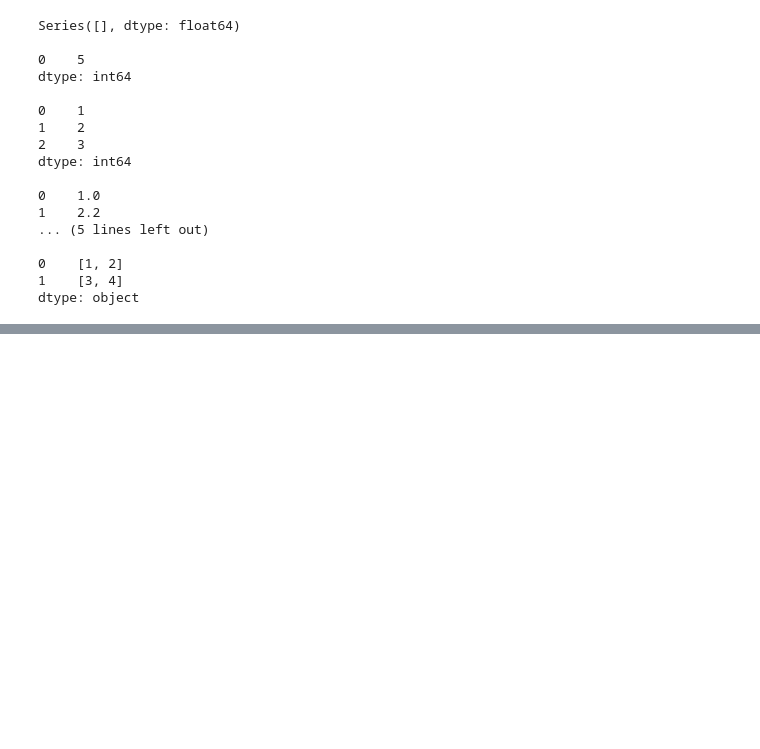
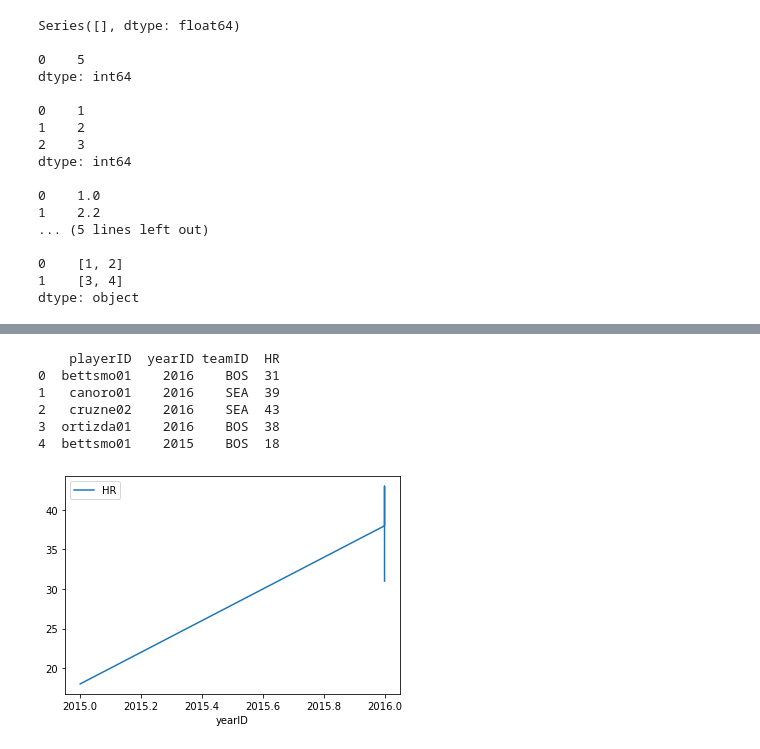
Before and after one commit to Nuke0140/python_machine_learning, a Jupyter notebook: educative machine learning/02_Data Analysis with pandas .ipynb, the cells around one changed output, grey strips where cells are left out. Cells and saved outputs as stored; diff of their text form; code cells hidden in the pictures; blank space fills up the shorter version.

```diff
--- a/educative machine learning/02_Data Analysis with pandas .ipynb
+++ b/educative machine learning/02_Data Analysis with pandas .ipynb
@@ -64,0 +660,17 @@ dtype: object
+# %%
+df = pd.DataFrame({
+  'playerID': ['bettsmo01', 'canoro01', 'cruzne02', 'ortizda01', 'bettsmo01'],
+  'yearID': [2016, 2016, 2016, 2016, 2015],
+  'teamID': ['BOS', 'SEA', 'SEA', 'BOS', 'BOS'],
+  'HR': [31, 39, 43, 38, 18]})
+
+print('{}\n'.format(df))
+
+hr40_df = df[df['HR'] > 40]
+print('{}\n'.format(hr40_df))
+
+not_hr30_df = df[~(df['HR'] > 30)]
+print('{}\n'.format(not_hr30_df))
+
+str_df = df[df['teamID'].str.startswith('B')]
+print('{}\n'.format(str_df))
@@ -64,0 +882,15 @@ dtype: object
+# %%
+from matplotlib import pyplot as plt
+# predefined df
+print('{}\n'.format(df))
+
+df.plot(kind='line',x='yearID',y='HR')
+plt.show()
+# %% [output]
+    playerID  yearID teamID  HR
+0  bettsmo01    2016    BOS  31
+1   canoro01    2016    SEA  39
+2   cruzne02    2016    SEA  43
+3  ortizda01    2016    BOS  38
+4  bettsmo01    2015    BOS  18
+[figure, added]
```
Also changed, not shown: parts of 51 cells of this notebook, 13 other files.
